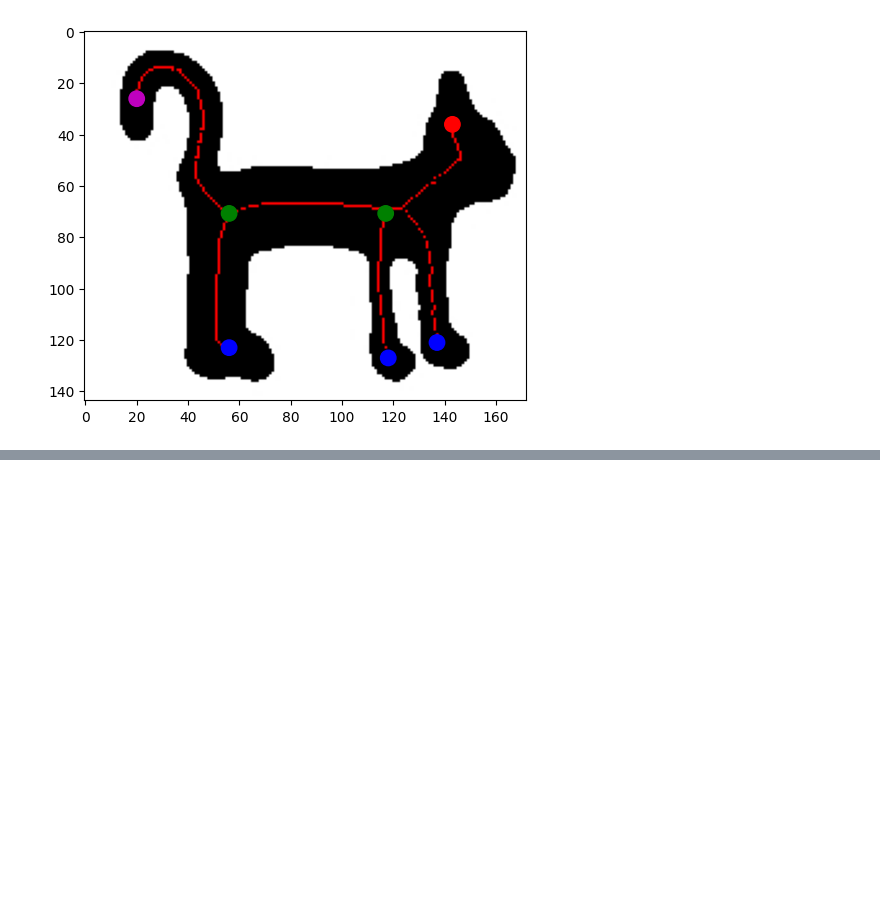
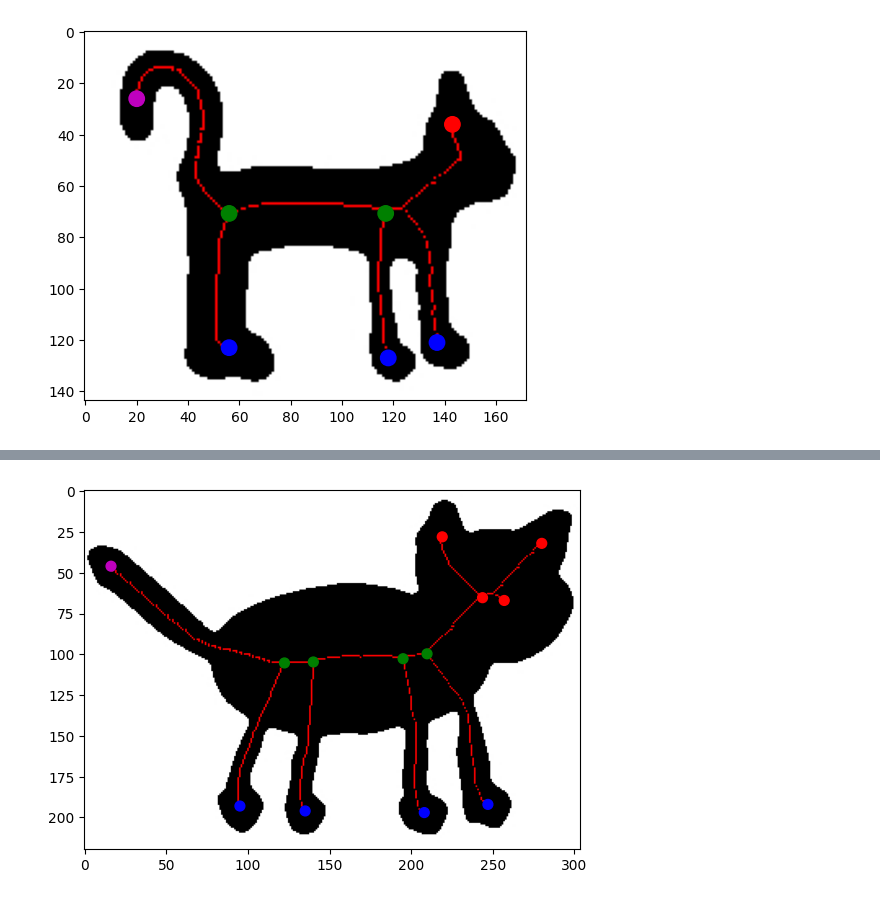
Before and after one commit to shellrider-games/bachelor-thesis, a Jupyter notebook: notebooks/skeletonisation/thorstensStuff.ipynb, the cells around one changed output, grey strips where cells are left out. Drawn from its saved outputs; the diff is of its cells as text; code cells hidden in the pictures; blank space fills up the shorter version.

```diff
--- a/notebooks/skeletonisation/thorstensStuff.ipynb
+++ b/notebooks/skeletonisation/thorstensStuff.ipynb
@@ -29,7 +25,8 @@ joint_type_to_color = {
     common.JointType.BODY : 'g',
     common.JointType.HEAD : 'r',
     common.JointType.WING : 'm',
-    common.JointType.MIXED : 'c'
+    common.JointType.MIXED : 'c',
+    common.JointType.NONE : 'y'
 }
 # %%
 visiualize = np.copy(img)
@@ -52,0 +53,21 @@ skeleton.joints[2].type
+# %%
+proto_skeletonizer = Skeletonizer(prototype_img)
+proto_skeleton = proto_skeletonizer.skeletonize(30,3,10)
+proto_segmented = cv2.imread('cat_proto_segment.jpg',cv2.IMREAD_GRAYSCALE)
+proto_segmented = cv2.resize(proto_segmented,(prototype_img.shape[1],prototype_img.shape[0]))
+proto_skeleton.identify(proto_segmented)
+# %%
+visiualize_proto = np.copy(prototype_img)
+
+for bone in proto_skeleton.get_bones():
+    for point in bone[1]:
+        visiualize_proto[int(point[1])][int(point[0])] = [255,0,0]
+
+fig, ax = plt.subplots()
+ax.imshow(visiualize_proto)
+for joint in proto_skeleton.joints:
+    circle = patches.Circle((joint.position[0], joint.position[1]),3,color=joint_type_to_color[joint.type])
+    ax.add_patch(circle)
+plt.show()
+# %% [output]
+[figure, added]
```
Also changed, not shown: parts of 3 cells of this notebook, 3 other files.
